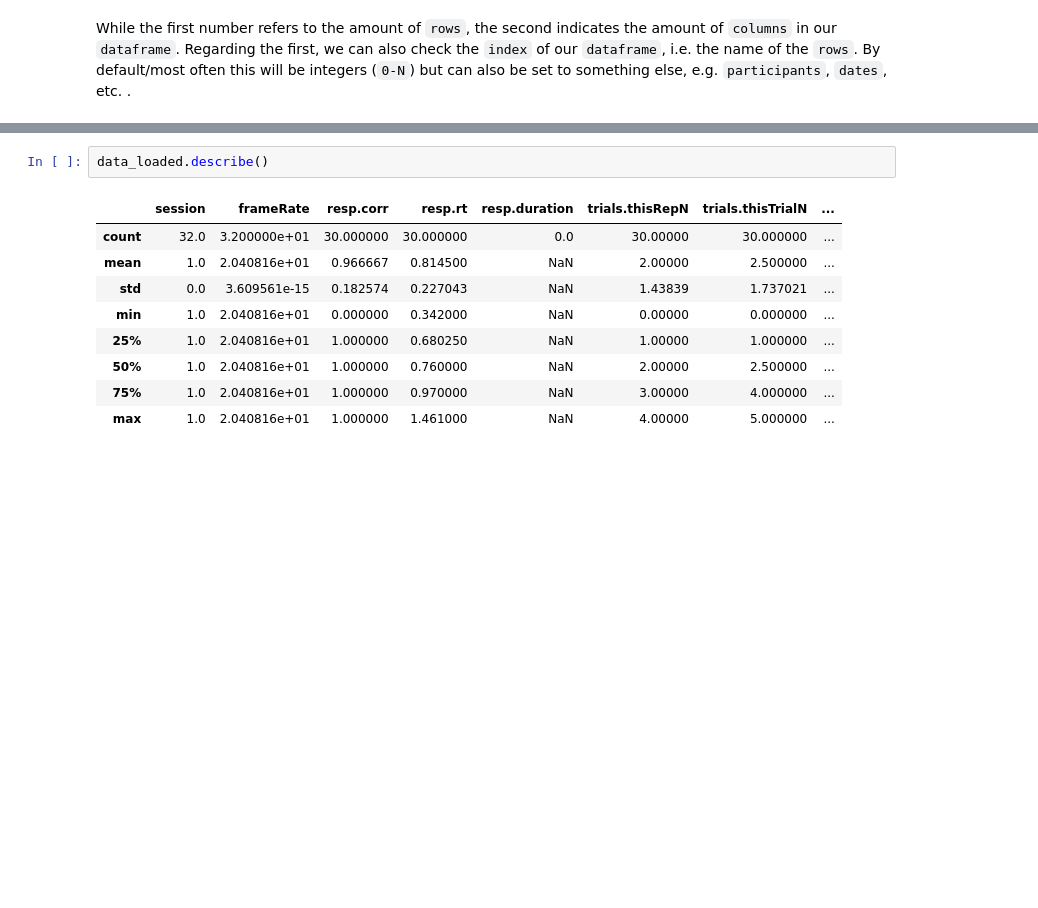
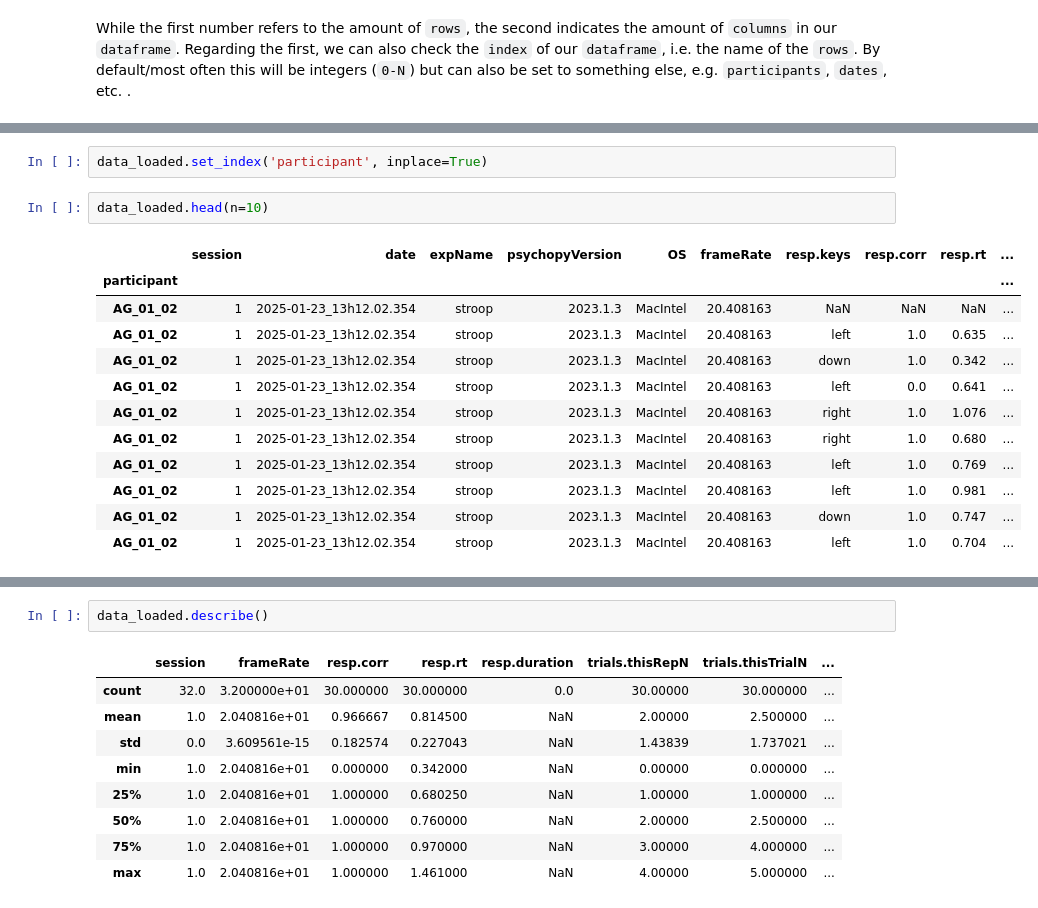
Before and after one commit to MarkovYu/Python_For_Psychologists_24, a Jupyter notebook: lecture/_build/jupyter_execute/analyses/intro_data_analyzes_visualization.ipynb, the cells around one changed output, grey strips where cells are left out. Cells and saved outputs as stored; diff of their text form; blank space fills up the shorter version.

```diff
--- a/lecture/_build/jupyter_execute/analyses/intro_data_analyzes_visualization.ipynb
+++ b/lecture/_build/jupyter_execute/analyses/intro_data_analyzes_visualization.ipynb
@@ -345,0 +358,17 @@ RangeIndex(start=0, stop=32, step=1)
+# %%
+data_loaded.set_index('participant', inplace=True)
+# %%
+data_loaded.head(n=10)
+# %% [output]
+|  | session | date | expName | psychopyVersion | OS | frameRate | resp.keys | resp.corr | resp.rt | ... |
+| participant |  |  |  |  |  |  |  |  |  | ... |
+| AG_01_02 | 1 | 2025-01-23_13h12.02.354 | stroop | 2023.1.3 | MacIntel | 20.408163 | NaN | NaN | NaN | ... |
+| AG_01_02 | 1 | 2025-01-23_13h12.02.354 | stroop | 2023.1.3 | MacIntel | 20.408163 | left | 1.0 | 0.635 | ... |
+| AG_01_02 | 1 | 2025-01-23_13h12.02.354 | stroop | 2023.1.3 | MacIntel | 20.408163 | down | 1.0 | 0.342 | ... |
+| AG_01_02 | 1 | 2025-01-23_13h12.02.354 | stroop | 2023.1.3 | MacIntel | 20.408163 | left | 0.0 | 0.641 | ... |
+| AG_01_02 | 1 | 2025-01-23_13h12.02.354 | stroop | 2023.1.3 | MacIntel | 20.408163 | right | 1.0 | 1.076 | ... |
+| AG_01_02 | 1 | 2025-01-23_13h12.02.354 | stroop | 2023.1.3 | MacIntel | 20.408163 | right | 1.0 | 0.680 | ... |
+| AG_01_02 | 1 | 2025-01-23_13h12.02.354 | stroop | 2023.1.3 | MacIntel | 20.408163 | left | 1.0 | 0.769 | ... |
+| AG_01_02 | 1 | 2025-01-23_13h12.02.354 | stroop | 2023.1.3 | MacIntel | 20.408163 | left | 1.0 | 0.981 | ... |
+| AG_01_02 | 1 | 2025-01-23_13h12.02.354 | stroop | 2023.1.3 | MacIntel | 20.408163 | down | 1.0 | 0.747 | ... |
+| AG_01_02 | 1 | 2025-01-23_13h12.02.354 | stroop | 2023.1.3 | MacIntel | 20.408163 | left | 1.0 | 0.704 | ... |
```
Also changed, not shown: parts of 45 cells of this notebook, 4 other files.
